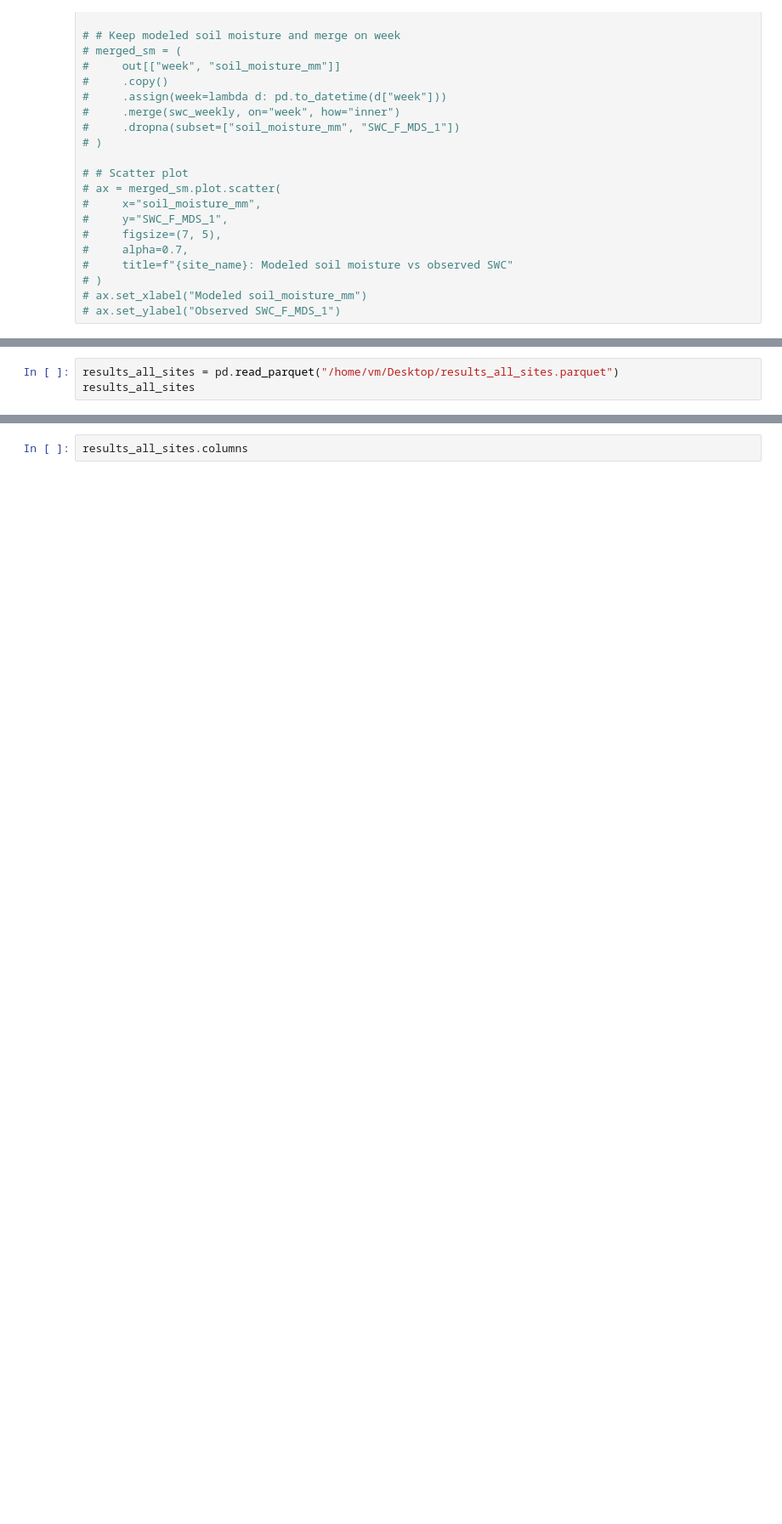
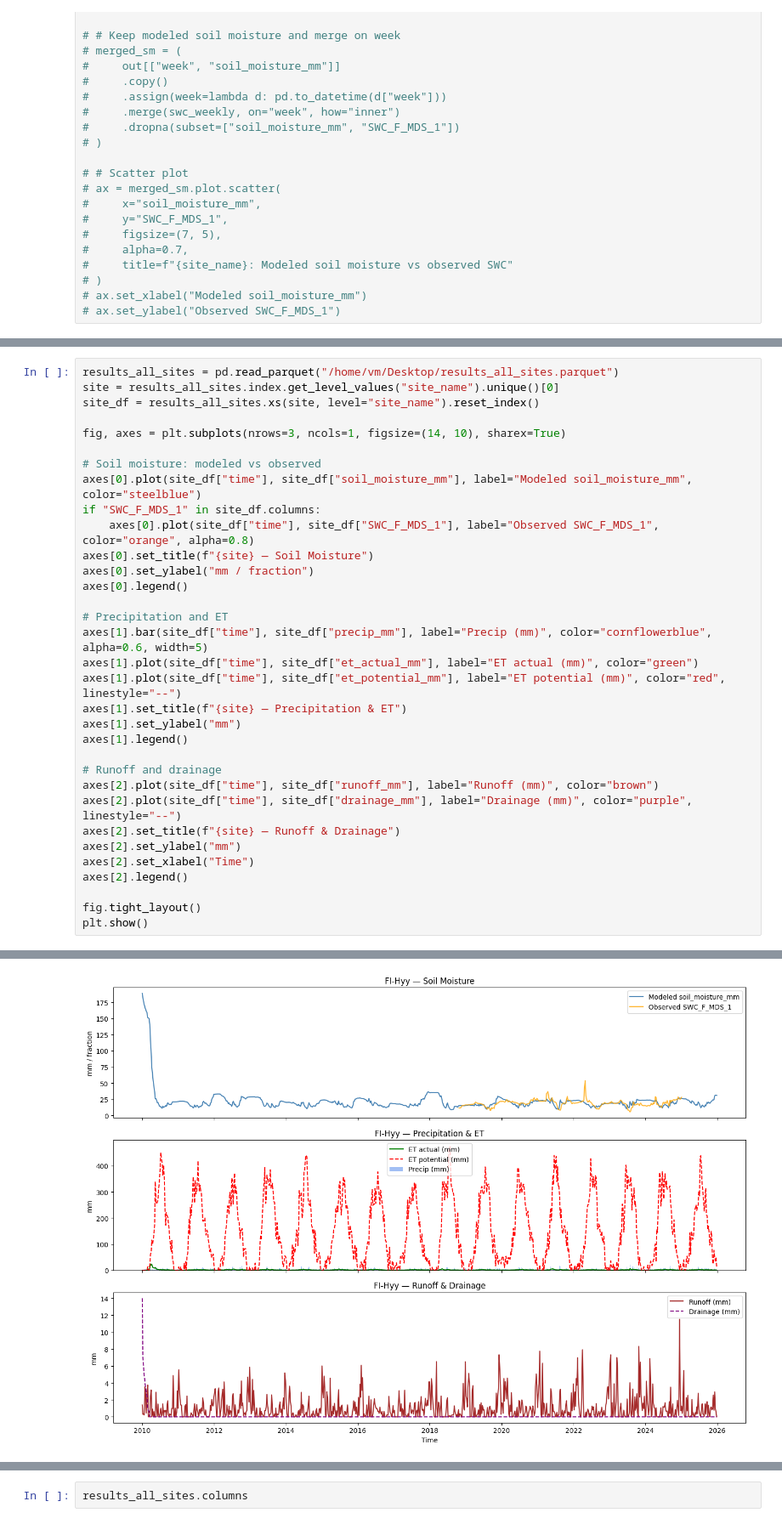
Before and after one commit to vmyrgiotis/soil_moisture_model, a Jupyter notebook: notebook.ipynb, the cells around one changed output, grey strips where cells are left out. Shown at 85% size. Drawn from its saved outputs; the diff is of its cells as text; blank space fills up the shorter version.

```diff
--- a/notebook.ipynb
+++ b/notebook.ipynb
@@ -299,4 +283,34 @@ best_params_by_site
 # %%
 results_all_sites = pd.read_parquet("/home/vm/Desktop/results_all_sites.parquet")
-results_all_sites
+site = results_all_sites.index.get_level_values("site_name").unique()[0]
+site_df = results_all_sites.xs(site, level="site_name").reset_index()
+
+fig, axes = plt.subplots(nrows=3, ncols=1, figsize=(14, 10), sharex=True)
+
+# Soil moisture: modeled vs observed
+axes[0].plot(site_df["time"], site_df["soil_moisture_mm"], label="Modeled soil_moisture_mm", color="steelblue")
+if "SWC_F_MDS_1" in site_df.columns:
+    axes[0].plot(site_df["time"], site_df["SWC_F_MDS_1"], label="Observed SWC_F_MDS_1", color="orange", alpha=0.8)
+axes[0].set_title(f"{site} — Soil Moisture")
+axes[0].set_ylabel("mm / fraction")
+axes[0].legend()
+
+# Precipitation and ET
+axes[1].bar(site_df["time"], site_df["precip_mm"], label="Precip (mm)", color="cornflowerblue", alpha=0.6, width=5)
+axes[1].plot(site_df["time"], site_df["et_actual_mm"], label="ET actual (mm)", color="green")
+axes[1].plot(site_df["time"], site_df["et_potential_mm"], label="ET potential (mm)", color="red", linestyle="--")
+axes[1].set_title(f"{site} — Precipitation & ET")
+axes[1].set_ylabel("mm")
+axes[1].legend()
+
+# Runoff and drainage
+axes[2].plot(site_df["time"], site_df["runoff_mm"], label="Runoff (mm)", color="brown")
+axes[2].plot(site_df["time"], site_df["drainage_mm"], label="Drainage (mm)", color="purple", linestyle="--")
+axes[2].set_title(f"{site} — Runoff & Drainage")
+axes[2].set_ylabel("mm")
+axes[2].set_xlabel("Time")
+axes[2].legend()
+
+fig.tight_layout()
+plt.show()
 # %% [output]
@@ -317,3 +317,4 @@ results_all_sites
+[figure, added]
 # %%
 # Use icosSites if it exists, otherwise fall back to icosStations
 sites_df = icosSites if "icosSites" in globals() else icosStations
```
Also changed, not shown: parts of 5 cells of this notebook, 1 other file.
